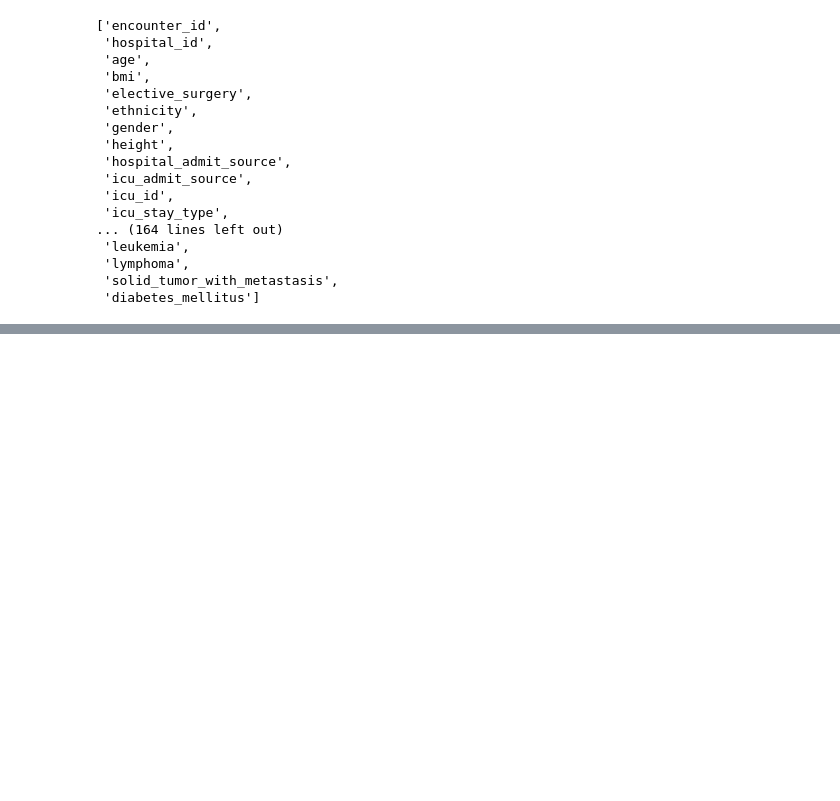
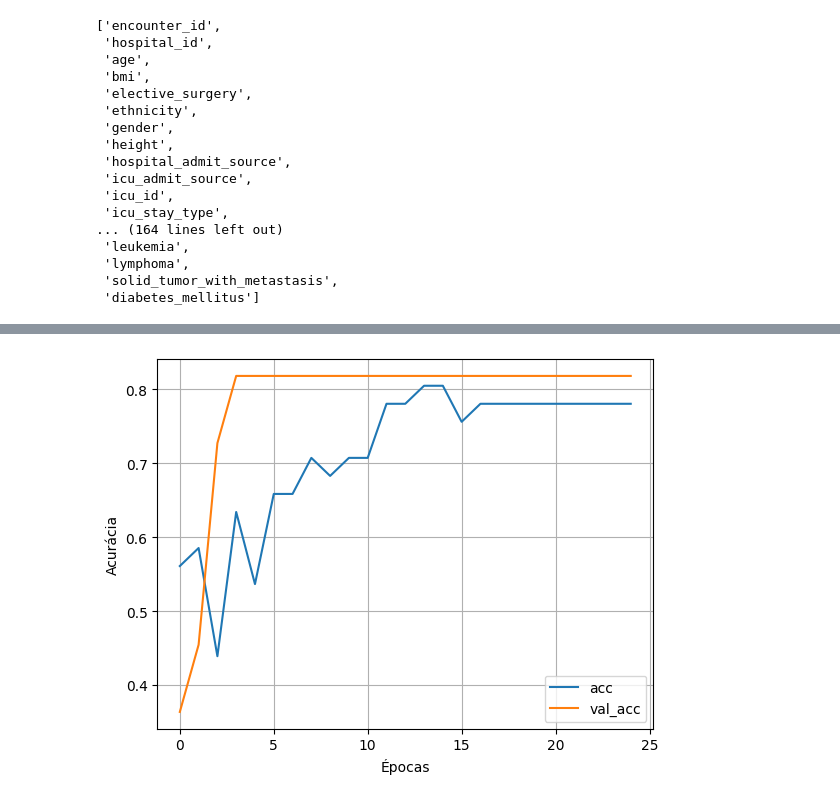
Before and after one commit to pedroogaab/Reconhecimento-de-padroes, a Jupyter notebook: classification.ipynb, the cells around one changed output, grey strips where cells are left out. Drawn from its saved outputs; the diff is of its cells as text; code cells hidden in the pictures; blank space fills up the shorter version.

```diff
--- a/classification.ipynb
+++ b/classification.ipynb
@@ -121,0 +396,4 @@ Name: count, dtype: int64
+# %%
+plot_acc(history)
+# %% [output]
+[figure, added]
```
Also changed, not shown: parts of 51 cells of this notebook.
